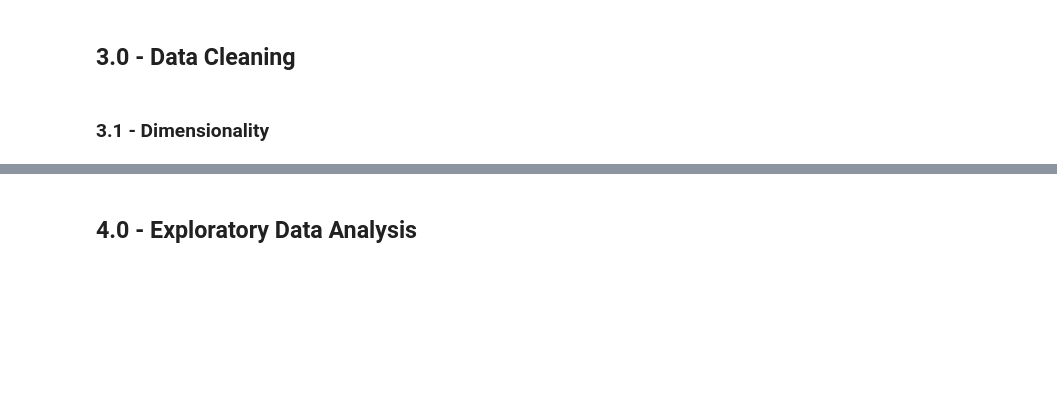
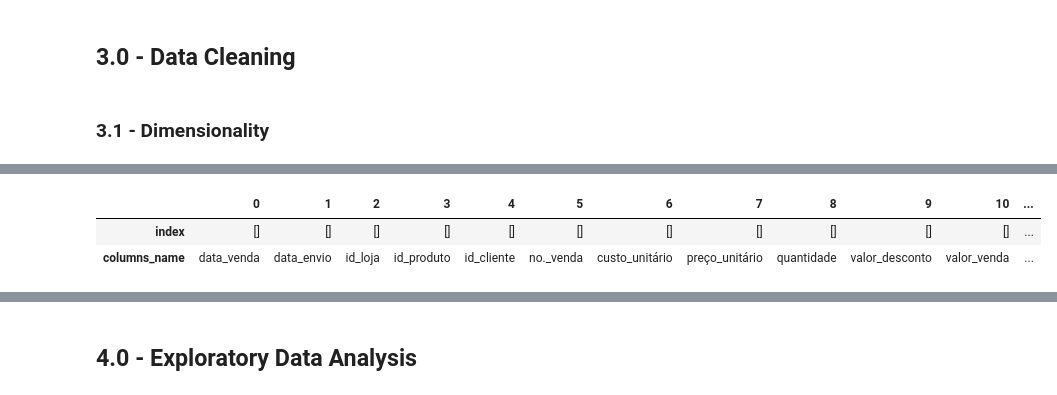
Before and after one commit to diegopmayer/adventure_works_sale_analysis, a Jupyter notebook: notebooks/c_01_aventure_works.ipynb, the cells around one changed output, grey strips where cells are left out. Drawn from its saved outputs; the diff is of its cells as text; code cells hidden in the pictures; blank space fills up the shorter version.

```diff
--- a/notebooks/c_01_aventure_works.ipynb
+++ b/notebooks/c_01_aventure_works.ipynb
@@ -22,0 +167,10 @@
+# %%
+# 3. there are empty field?
+lista = list()
+for name in data_raw.columns:
+    lista.append([data_raw[name][data_raw[name].isin(['', ' '])].index.to_list(), name])
+pd.DataFrame(lista, columns=['index', 'columns_name']).T
+# %% [output]
+|  | 0 | 1 | 2 | 3 | 4 | 5 | 6 | 7 | 8 | 9 | 10 | ... |
+| index | [] | [] | [] | [] | [] | [] | [] | [] | [] | [] | [] | ... |
+| columns_name | data_venda | data_envio | id_loja | id_produto | id_cliente | no._venda | custo_unitário | preço_unitário | quantidade | valor_desconto | valor_venda | ... |
```
Also changed, not shown: parts of 36 cells of this notebook, 1 other file.
